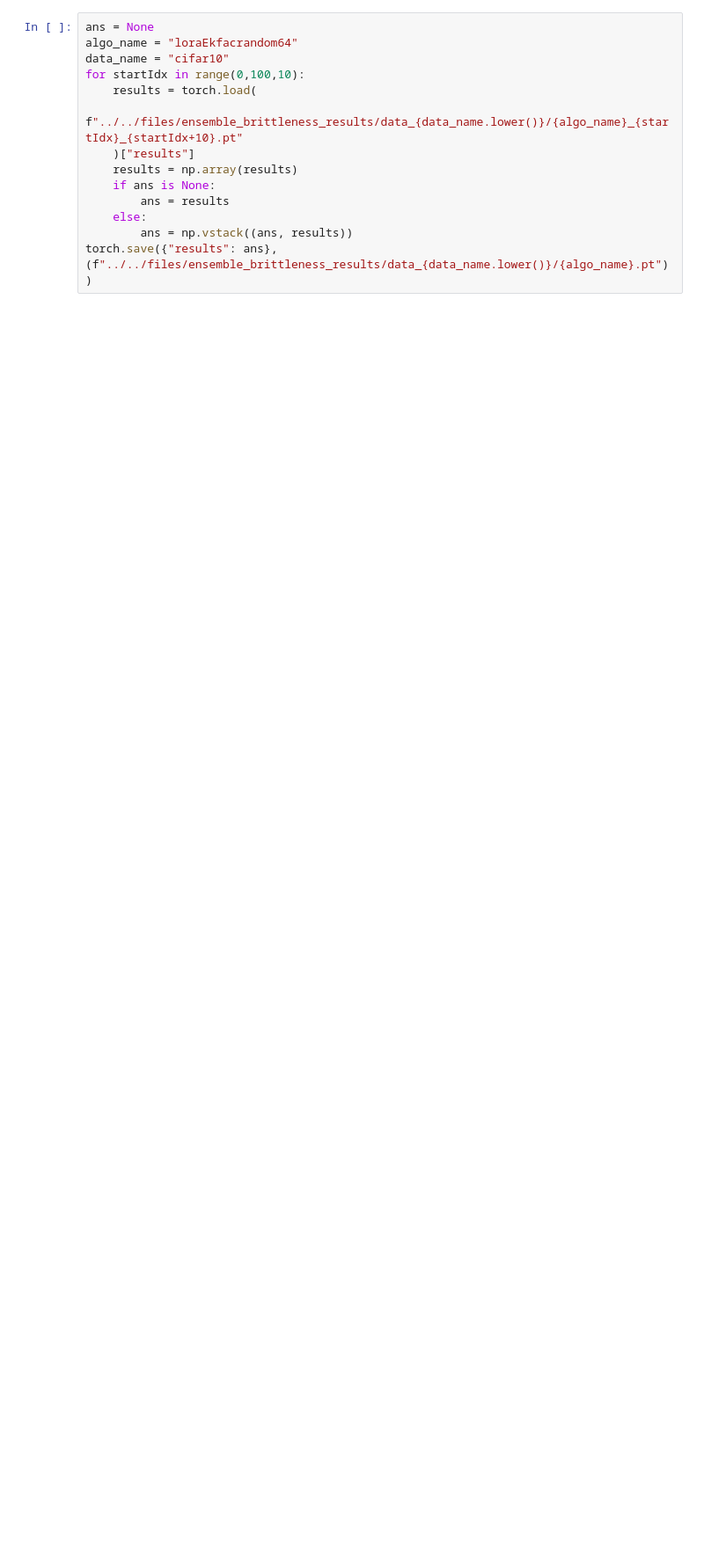
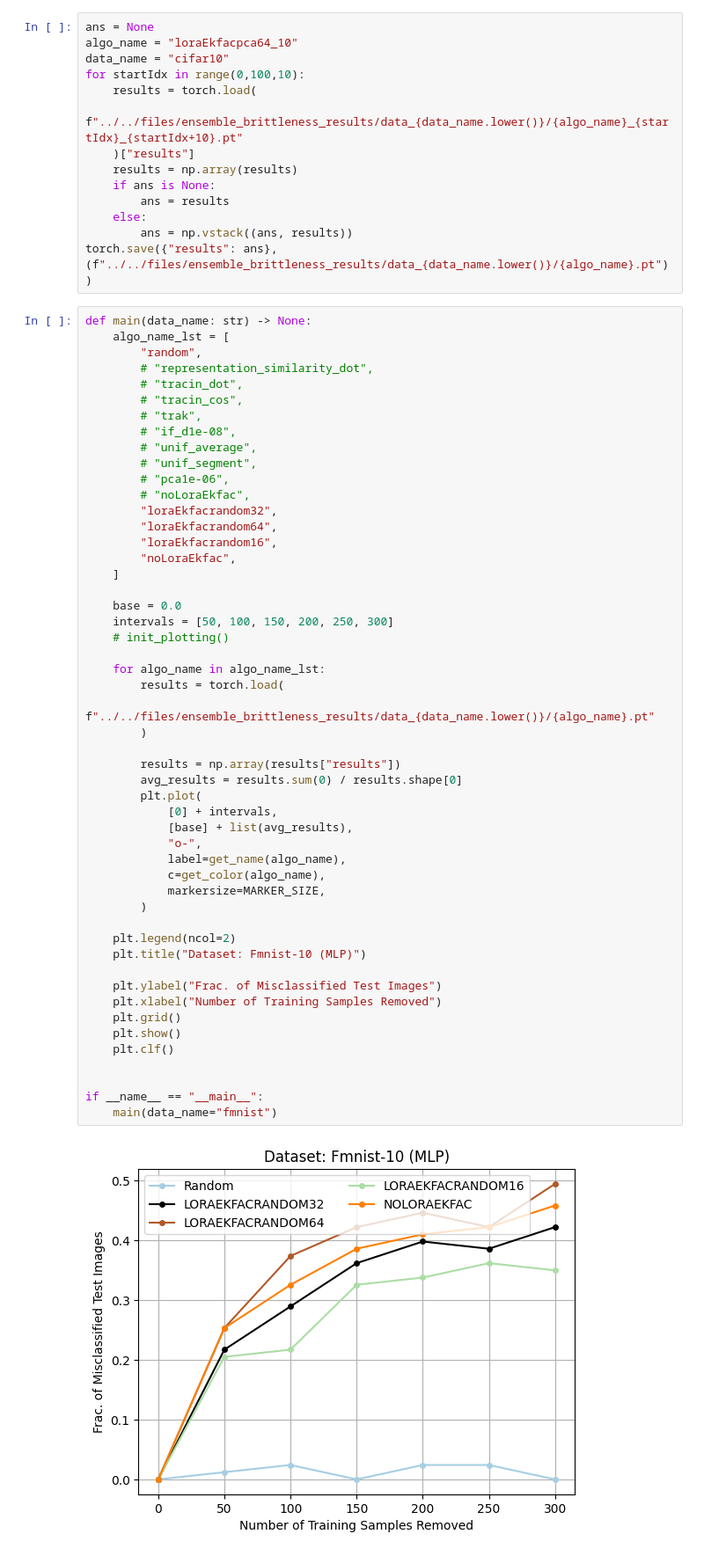
Before and after one commit to logix-project/logix, a Jupyter notebook: examples/notebooks/cifar10/plot_emsemble_brittleness.ipynb, the cells around one changed output. Shown at 88% size. Drawn from its saved outputs; the diff is of its cells as text; blank space fills up the shorter version.

Commit message:
centralize brittleness

```diff
--- a/examples/notebooks/cifar10/plot_emsemble_brittleness.ipynb
+++ b/examples/notebooks/cifar10/plot_emsemble_brittleness.ipynb
@@ -69,6 +71,6 @@ NotImplementedError:
 # %%
 ans = None
-algo_name = "loraEkfacrandom64"
+algo_name = "loraEkfacpca64_10"
 data_name = "cifar10"
 for startIdx in range(0,100,10):
     results = torch.load(
@@ -80,3 +82,56 @@ for startIdx in range(0,100,10):
     else:
         ans = np.vstack((ans, results))
 torch.save({"results": ans},  (f"../../files/ensemble_brittleness_results/data_{data_name.lower()}/{algo_name}.pt"))
+# %%
+def main(data_name: str) -> None:
+    algo_name_lst = [
+        "random",
+        # "representation_similarity_dot",
+        # "tracin_dot",
+        # "tracin_cos",
+        # "trak",
+        # "if_d1e-08",
+        # "unif_average",
+        # "unif_segment",
+        # "pca1e-06",
+        # "noLoraEkfac",
+        "loraEkfacrandom32",
+        "loraEkfacrandom64",
+        "loraEkfacrandom16",
+        "noLoraEkfac",
+    ]
+
+    base = 0.0
+    intervals = [50, 100, 150, 200, 250, 300]
+    # init_plotting()
+
+    for algo_name in algo_name_lst:
+        results = torch.load(
+            f"../../files/ensemble_brittleness_results/data_{data_name.lower()}/{algo_name}.pt"
+        )
+
+        results = np.array(results["results"])
+        avg_results = results.sum(0) / results.shape[0]
+        plt.plot(
+            [0] + intervals,
+            [base] + list(avg_results),
+            "o-",
+            label=get_name(algo_name),
+            c=get_color(algo_name),
+            markersize=MARKER_SIZE,
+        )
+
+    plt.legend(ncol=2)
+    plt.title("Dataset: Fmnist-10 (MLP)")
+
+    plt.ylabel("Frac. of Misclassified Test Images")
+    plt.xlabel("Number of Training Samples Removed")
+    plt.grid()
+    plt.show()
+    plt.clf()
+
+
+if __name__ == "__main__":
+    main(data_name="fmnist")
+# %% [output]
+[figure, added]
```
Also changed, not shown: parts of 4 cells of this notebook, 12 other files.
